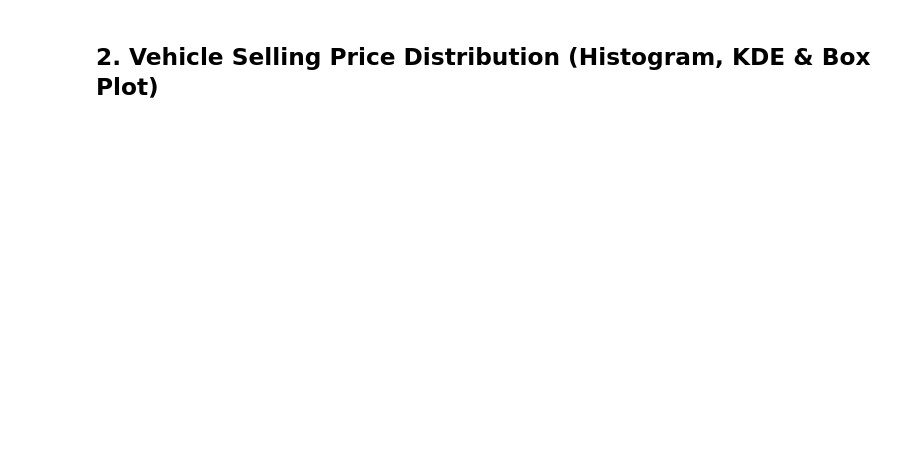
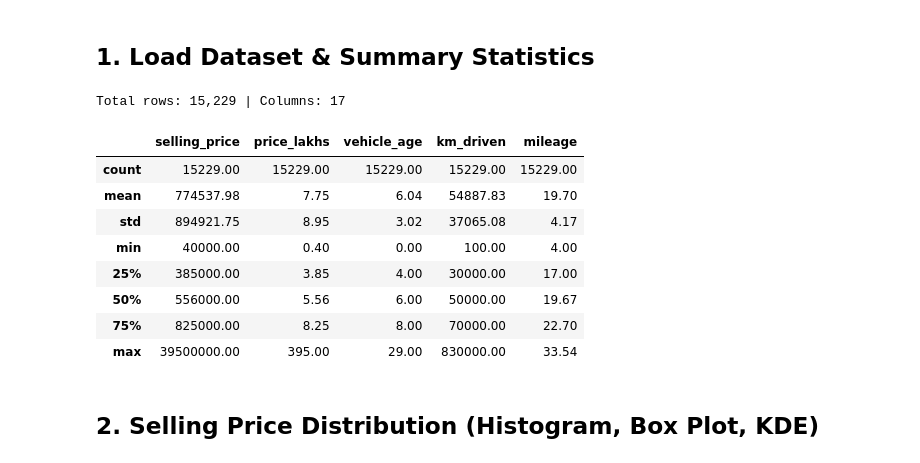
Before and after one commit to Data-six6/car_price_prediction, a Jupyter notebook: Car_Sale_Analysis/EDA/02_exploratory_data_analysis.ipynb, the cells around one changed output. Saved outputs shown, nothing was run; the diff lists cells and outputs as text; code cells hidden in the pictures; blank space fills up the shorter version.

```diff
--- a/Car_Sale_Analysis/EDA/02_exploratory_data_analysis.ipynb
+++ b/Car_Sale_Analysis/EDA/02_exploratory_data_analysis.ipynb
@@ -131,2 +9,35 @@ Unique models: 120 | Unique standardized brands: 31
+# %% [markdown]
+## 1. Load Dataset & Summary Statistics
+# %%
+import os
+import pandas as pd
+import matplotlib.pyplot as plt
+import seaborn as sns
+
+sns.set_theme(style="whitegrid")
+os.makedirs("figures", exist_ok=True)
+
+# Load cleaned dataset and map brand from cardekho_cleaned.csv
+df = pd.read_csv("../data/final_destination.csv")
+brand_map = pd.read_csv("../data/cardekho_cleaned.csv", usecols=["model", "brand"]).drop_duplicates("model")
+brand_map["brand"] = brand_map["brand"].replace({"ISUZU": "Isuzu"})
+df = df.merge(brand_map, on="model", how="left")
+
+# Convert price to Lakhs (1 Lakh = 100,000 INR) for easier reading on charts
+df["price_lakhs"] = df["selling_price"] / 100000
+
+print(f"Total rows: {len(df):,} | Columns: {df.shape[1]}")
+df[["selling_price", "price_lakhs", "vehicle_age", "km_driven", "mileage"]].describe().round(2)
+# %% [output]
+Total rows: 15,229 | Columns: 17
+|  | selling_price | price_lakhs | vehicle_age | km_driven | mileage |
+| count | 15229.00 | 15229.00 | 15229.00 | 15229.00 | 15229.00 |
+| mean | 774537.98 | 7.75 | 6.04 | 54887.83 | 19.70 |
+| std | 894921.75 | 8.95 | 3.02 | 37065.08 | 4.17 |
+| min | 40000.00 | 0.40 | 0.00 | 100.00 | 4.00 |
+| 25% | 385000.00 | 3.85 | 4.00 | 30000.00 | 17.00 |
+| 50% | 556000.00 | 5.56 | 6.00 | 50000.00 | 19.67 |
+| 75% | 825000.00 | 8.25 | 8.00 | 70000.00 | 22.70 |
+| max | 39500000.00 | 395.00 | 29.00 | 830000.00 | 33.54 |
 # %% [markdown]
-## 2. Vehicle Selling Price Distribution (Histogram, KDE & Box Plot)
+## 2. Selling Price Distribution (Histogram, Box Plot, KDE)
```
Also changed, not shown: parts of 22 cells of this notebook, 4 other files.
